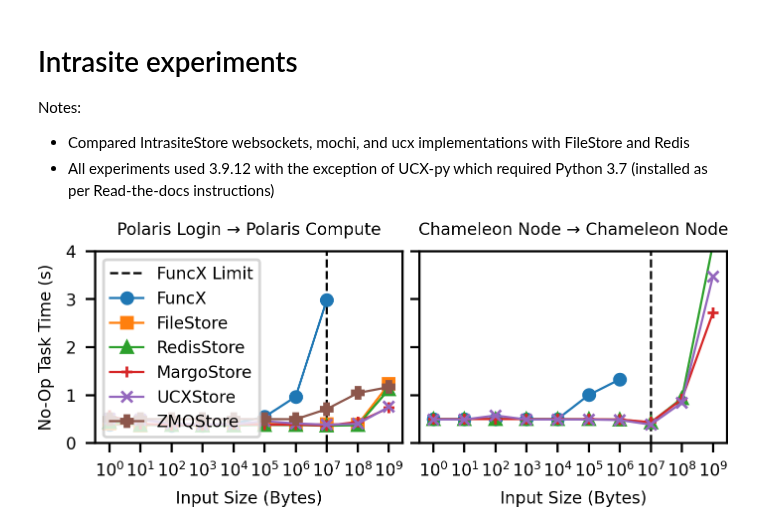
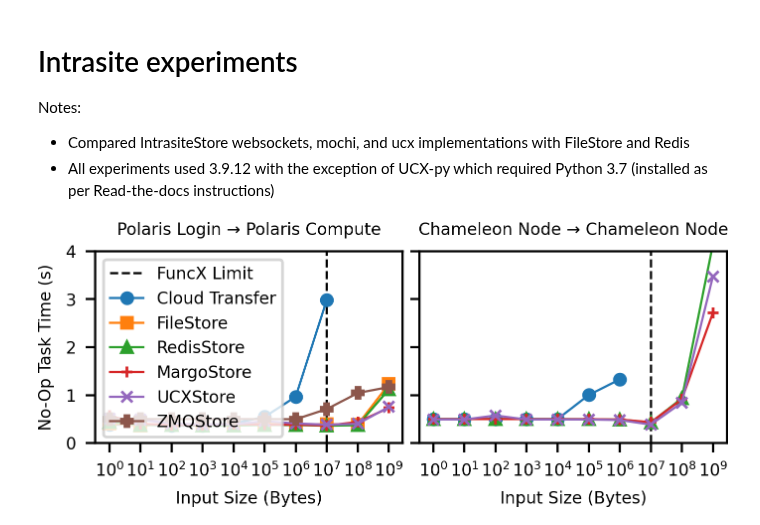
Before and after one commit to proxystore/sc23-evaluation, a Jupyter notebook: 1-proxystore-with-faas-rdma.ipynb, the cells around one changed output. Drawn from its saved outputs; the diff is of its cells as text; code cells hidden in the pictures.

```diff
--- a/1-proxystore-with-faas-rdma.ipynb
+++ b/1-proxystore-with-faas-rdma.ipynb
@@ -160,6 +160,8 @@ for data, ax in zip((extracted_polaris, extracted_chameleon), axs):
             label = 'MargoStore'
         elif label == 'ZeroMQStore':
             label = 'ZMQStore'
+        elif label == 'FuncX':
+            label = 'Cloud Transfer'
         if label not in legend_handles:
             legend_handles[label] = handle
 
@@ -169,31 +171,31 @@ for data, ax in zip((extracted_polaris, extracted_chameleon), axs):
 #     xy=(0.95, 0.98),
 #     xycoords='axes fraction',
 #     xytext=(0.95, 0.7),
 #     textcoords='axes fraction',
 #     arrowprops=dict(facecolor='black', arrowstyle='->'),
 #     horizontalalignment='center',
 #     fontsize=6,
 # )
 
 axs[0].set_xlabel('Input Size (Bytes)')
 axs[1].set_xlabel('Input Size (Bytes)')
 axs[0].set_ylabel('No-Op Task Time (s)')
 axs[0].set_title('Polaris Login → Polaris Compute')
 axs[1].set_title('Chameleon Node → Chameleon Node')
 
 # Reorder legend
 axs[0].legend(legend_handles.values(), legend_handles.keys(), loc='upper left')
 
 # Restrict y axis range
 axs[0].set_ylim([0, 4])
 
 # Restrict y labels to integers
 axs[0].get_yaxis().set_major_locator(mticker.MaxNLocator(integer=True))
 
 # fig.tight_layout() #h_pad=1, w_pad=0)
 fig.tight_layout(h_pad=.5, w_pad=0.75)
 
 fig.set_size_inches(3.5, 1.15)
 plt.savefig('figures/funcx-roundtrip-task-times-intrasite.pdf', pad_inches=0.05)
 # %% [output]
-[figure, old version]
+[figure, new version]
```
Also changed, not shown: 9 other files.
